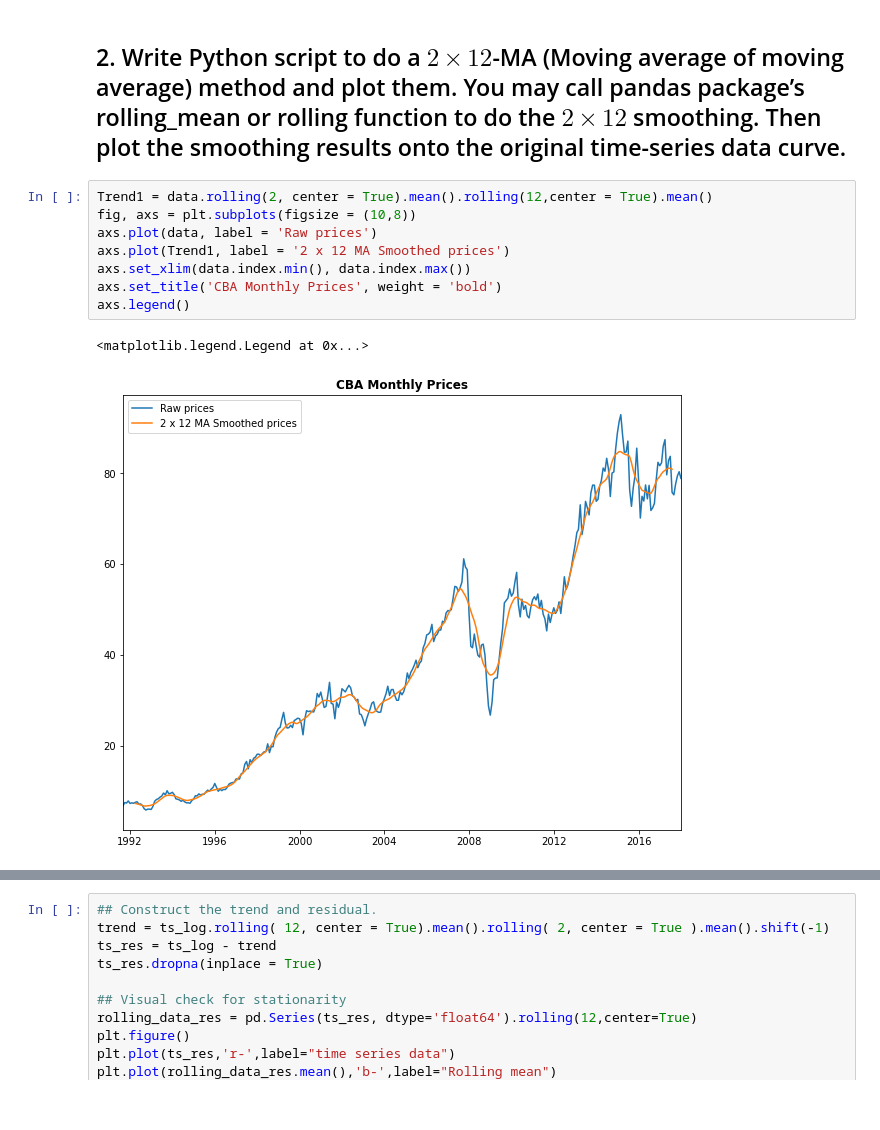
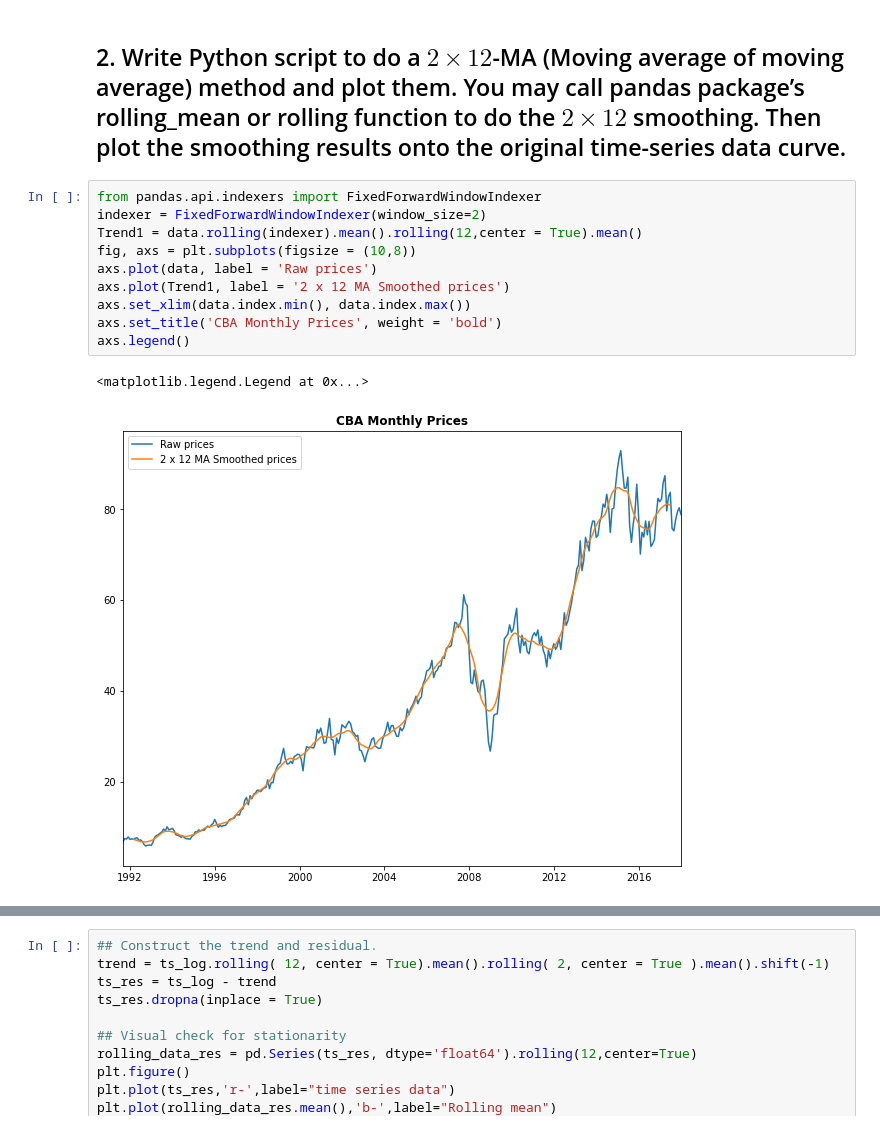
Before and after one commit to anastasiospanagiotelis/QBUS3850, a Jupyter notebook: Tutorials/02Decompositions/02Decompositions.ipynb, the cells around one changed output, grey strips where cells are left out. Drawn from its saved outputs; the diff is of its cells as text.

```diff
--- a/Tutorials/02Decompositions/02Decompositions.ipynb
+++ b/Tutorials/02Decompositions/02Decompositions.ipynb
@@ -28,14 +28,16 @@ Text(0.5, 1.0, 'CBA Monthly Prices')
 # %% [markdown]
 ## 2. Write Python script to do a $2 \times 12$-MA (Moving average of moving average) method and plot them. You may call pandas package’s rolling_mean or rolling function to do the $2 \times 12$ smoothing. Then plot the smoothing results onto the original time-series data curve.
 # %%
-Trend1 = data.rolling(2, center = True).mean().rolling(12,center = True).mean()
+from pandas.api.indexers import FixedForwardWindowIndexer
+indexer = FixedForwardWindowIndexer(window_size=2)
+Trend1 = data.rolling(indexer).mean().rolling(12,center = True).mean()
 fig, axs = plt.subplots(figsize = (10,8))
 axs.plot(data, label = 'Raw prices')
 axs.plot(Trend1, label = '2 x 12 MA Smoothed prices')
 axs.set_xlim(data.index.min(), data.index.max())
 axs.set_title('CBA Monthly Prices', weight = 'bold')
 axs.legend()
 # %% [output]
 <matplotlib.legend.Legend at 0x...>
-[figure, old version]
+[figure, new version]
 # %% [markdown]
```
Also changed, not shown: parts of 7 cells of this notebook, 3 other files.
